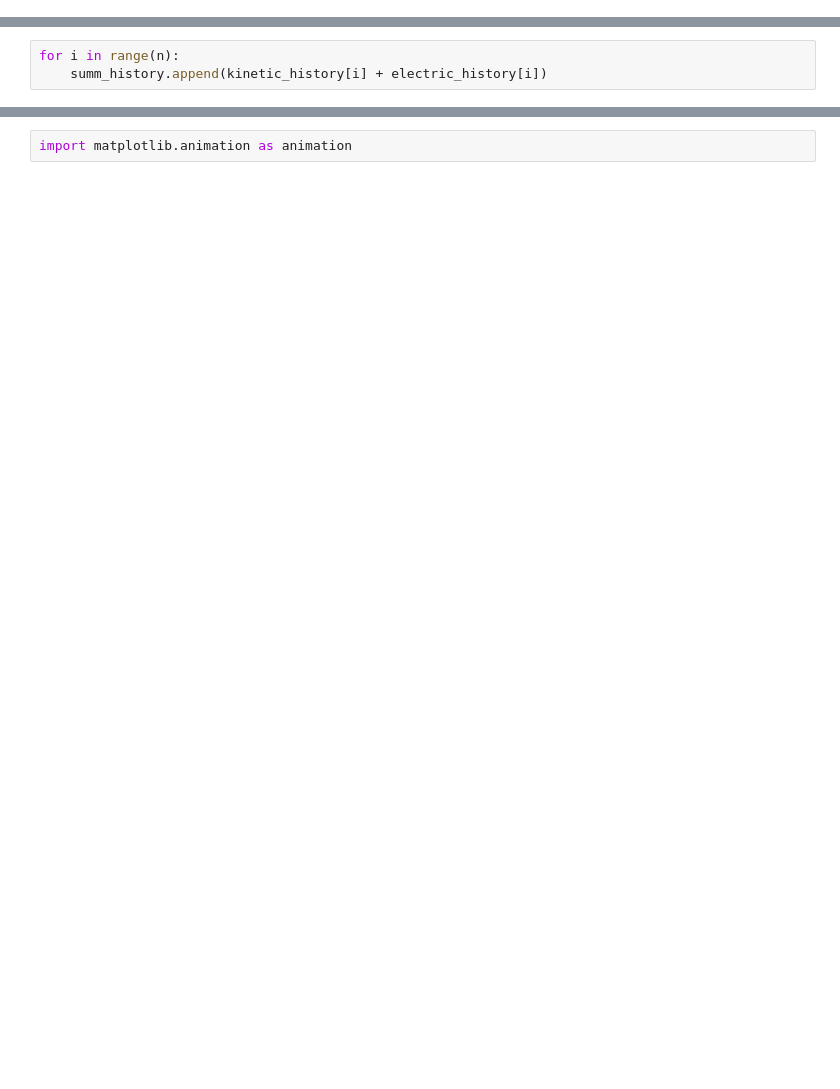
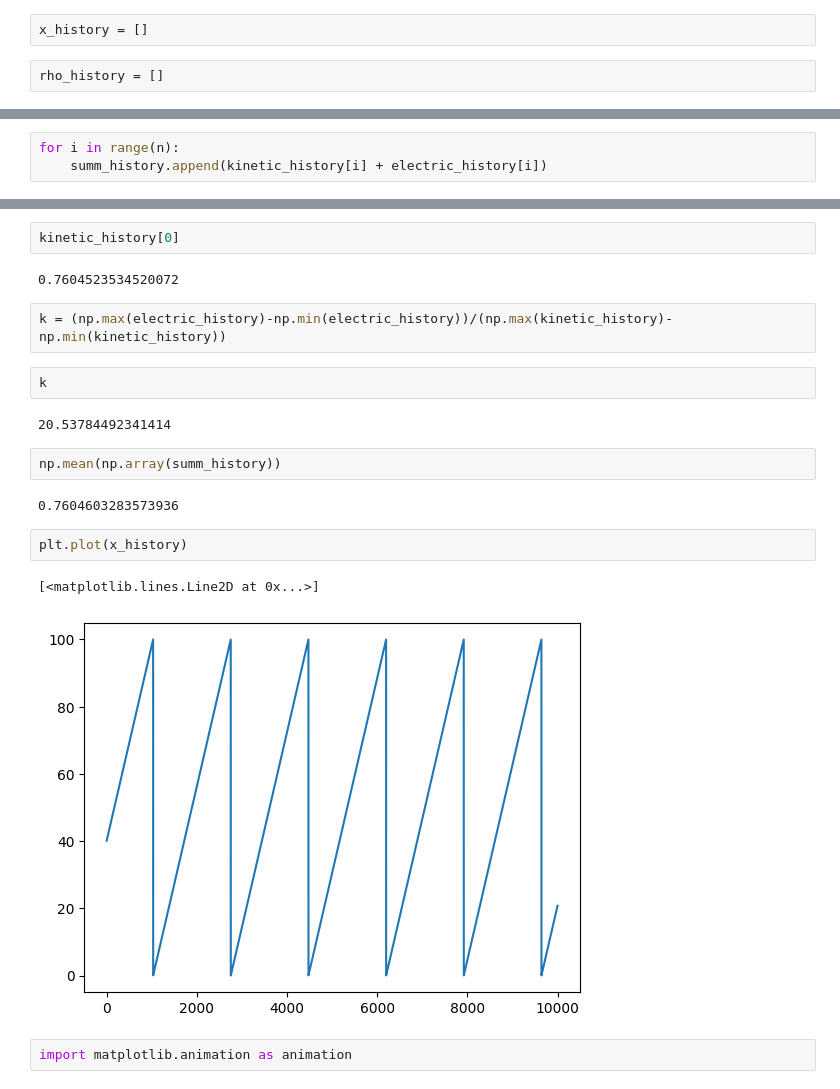
Before and after one commit to setupishe/PlasmaPython, a Jupyter notebook: testing_energy.ipynb, the cells around one changed output, grey strips where cells are left out. Drawn from its saved outputs; the diff is of its cells as text; blank space fills up the shorter version.

```diff
--- a/testing_energy.ipynb
+++ b/testing_energy.ipynb
@@ -73,3 +69,7 @@ electric_history = []
 summ_history = []
 # %%
 distrs_over_time = []
+# %%
+x_history = []
+# %%
+rho_history = []
@@ -110,2 +121,21 @@ plt.plot(summ_history)
+# %%
+kinetic_history[0]
+# %% [output]
+0.7604523534520072
+# %%
+k = (np.max(electric_history)-np.min(electric_history))/(np.max(kinetic_history)-np.min(kinetic_history))
+# %%
+k
+# %% [output]
+20.53784492341414
+# %%
+np.mean(np.array(summ_history))
+# %% [output]
+0.7604603283573936
+# %%
+plt.plot(x_history)
+# %% [output]
+[<matplotlib.lines.Line2D at 0x...>]
+[figure, added]
 # %%
 import matplotlib.animation as animation
```
Also changed, not shown: parts of 28 cells of this notebook, 22 other files.
